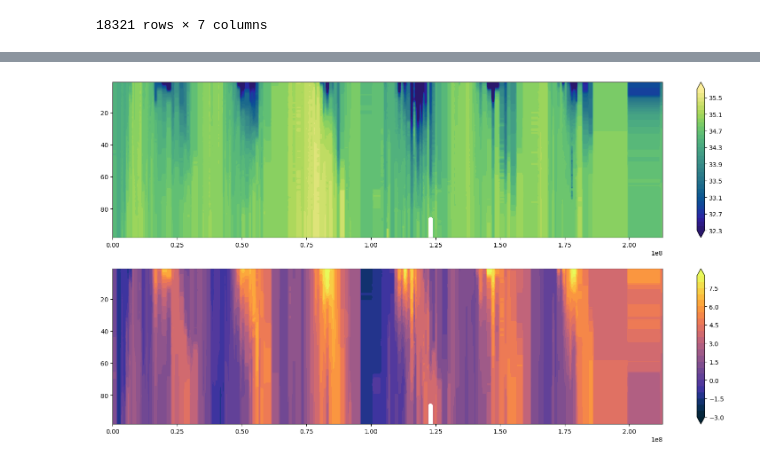
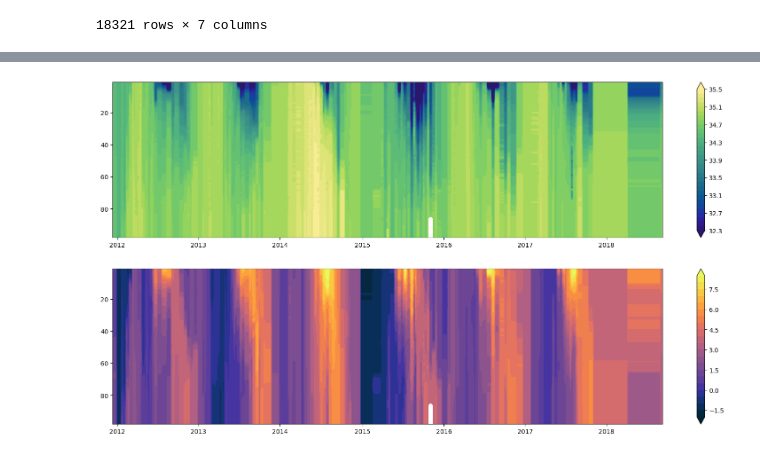
Before and after one commit to alpsjur/AGF-Adventfjorden, a Jupyter notebook: code/notebooks/timeseries_CTD_plotting.ipynb, the cells around one changed output, grey strips where cells are left out. Saved outputs shown, nothing was run; the diff lists cells and outputs as text; code cells hidden in the pictures.

Commit message:
playing with plotting ctd timeseries

```diff
--- a/code/notebooks/timeseries_CTD_plotting.ipynb
+++ b/code/notebooks/timeseries_CTD_plotting.ipynb
@@ -35,3 +35,16 @@ Time, Pressure = np.meshgrid(time_array,pressure_array)
 
 SA_interp = scipy.interpolate.griddata(points=(df['Time'],df['Pressure']),values=df['SA'],xi=(Time,Pressure),method='nearest')
 CT_interp = scipy.interpolate.griddata(points=(df['Time'],df['Pressure']),values=df['CT'],xi=(Time,Pressure),method='nearest')
+# %%
+start = datetime.strptime(df['Date'][0], '%Y-%m-%d %H:%M:%S')
+dates_array = np.empty(len(time_array),dtype=object)
+for i in range(len(dates_array)):
+    dates_array[i] = start+timedelta(seconds=time_array[i])
+#print(dates_array[3])
+#print(dates_array[55])
+#print(dates_array[107])
+#print(dates_array[160])
+#print(dates_array[212])
+#print(dates_array[264])
+#print(dates_array[316])
+years_array = np.array([3,55,107,160,212,264,316])
@@ -38,22 +59,25 @@ CT_interp = scipy.interpolate.griddata(points=(df['Time'],df['Pressure']),values
 # %%
+def plotTimeDepth(ax,Time,Vert,data,levels,cmap):
+    plot = ax.contourf(Time,Vert,data,levels=levels,extend='both',cmap=cmap)
+    cbar = plt.colorbar(plot,ax=ax)
+    ax.set_ylim(ax.get_ylim()[::-1])
+    ax.set_xticks(time_array[years_array])
+    ax.set_xticklabels([dates_array[i].year for i in years_array])
+
 fig, (ax1,ax2) = plt.subplots(2,1,figsize=(20,10))
-plot_SA = ax1.contourf(Time,Pressure,SA_interp,levels=np.arange(32.3,35.8,0.1),extend='both',cmap='cmo.haline')
-cbar_SA = plt.colorbar(plot_SA,ax=ax1)
-ax1.set_ylim(ax1.get_ylim()[::-1])
-
-plot_CT = ax2.contourf(Time,Pressure,CT_interp,levels=np.arange(-3,9,0.5),extend='both',cmap='cmo.thermal')
-cbar_CT = plt.colorbar(plot_CT,ax=ax2)
-ax2.set_ylim(ax2.get_ylim()[::-1])
+plotTimeDepth(ax1,Time,Pressure,SA_interp,levels=np.arange(32.3,35.5,0.1),cmap='cmo.haline')
+plotTimeDepth(ax2,Time,Pressure,CT_interp,levels=np.arange(-2,8.51,0.5),cmap='cmo.thermal')
 
 plt.show()
 
 # TODO:
 # - ticks on time axis
 # - ticks on vertical axis as depths? With mean lat and lon
 # - labels on horizontal and vertical axes, colorbars, titles
 # - adjust colorbar ranges
+# - play with interpolation range
 # %% [output]
-[figure, old version]
+[figure, new version]
 # %%
 def plotTimeDepth(ax,Time,Vert,data,levels,cmap,verttype,maxv,label,title,inv_cbar=False):
     plot = ax.contourf(Time,Vert,data,levels=levels,extend='both',cmap=cmap)
```
Also changed, not shown: parts of 1 cell of this notebook, 1 other file.
